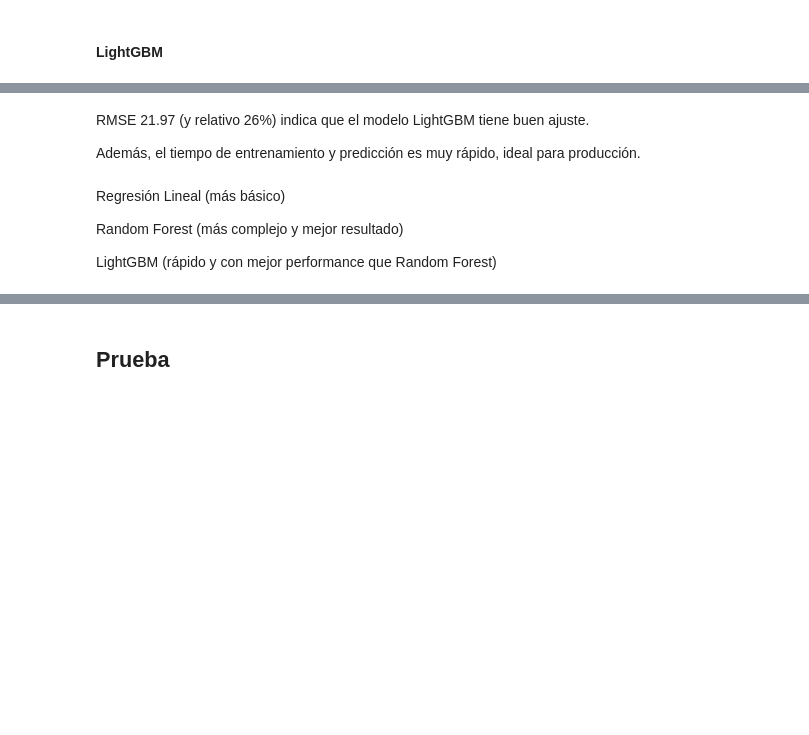
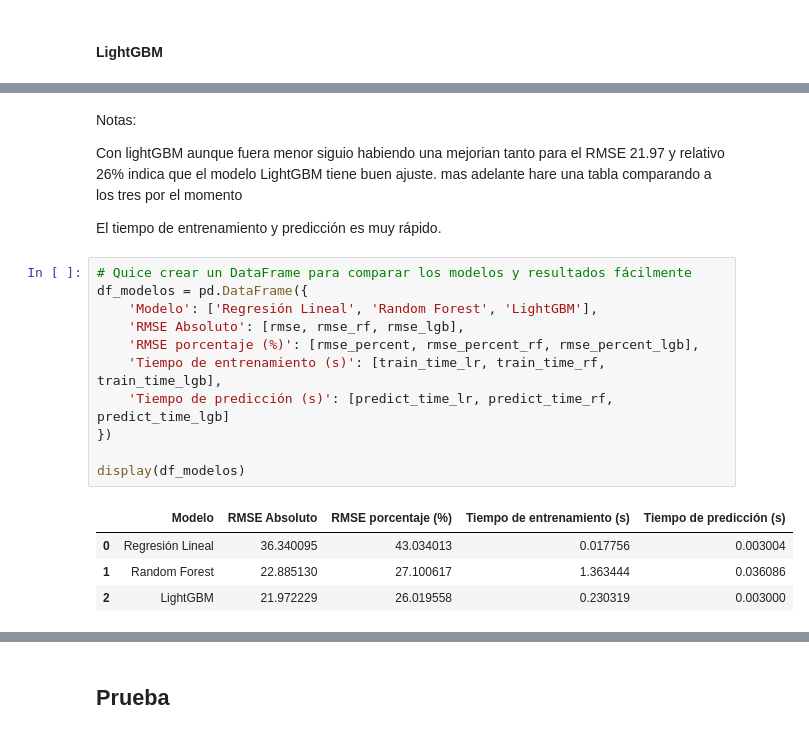
Before and after one commit to LudwinLeon24/data-science-portfolio, a Jupyter notebook: Bootcamp/Project-15-Sweet-Lift-Taxi/Project-15.ipynb, the cells around one changed output, grey strips where cells are left out. Drawn from its saved outputs; the diff is of its cells as text; blank space fills up the shorter version.

```diff
--- a/Bootcamp/Project-15-Sweet-Lift-Taxi/Project-15.ipynb
+++ b/Bootcamp/Project-15-Sweet-Lift-Taxi/Project-15.ipynb
@@ -350,10 +350,23 @@ Tiempo de predicción: 0.00 segundos
 # %% [markdown]
-RMSE 21.97 (y relativo 26%) indica que el modelo LightGBM tiene buen ajuste.
 
-Además, el tiempo de entrenamiento y predicción es muy rápido, ideal para producción.
+Notas:
+
+Con lightGBM aunque fuera menor siguio habiendo una mejorian tanto para el RMSE 21.97 y relativo 26% indica que el modelo LightGBM tiene buen ajuste. mas adelante hare una tabla comparando a los tres por el momento
+
+El tiempo de entrenamiento y predicción es muy rápido.
-# %% [markdown]
-Regresión Lineal (más básico)
-
-Random Forest (más complejo y mejor resultado)
-
-LightGBM (rápido y con mejor performance que Random Forest)
+# %%
+# Quice crear un DataFrame para comparar los modelos y resultados fácilmente
+df_modelos = pd.DataFrame({
+    'Modelo': ['Regresión Lineal', 'Random Forest', 'LightGBM'],
+    'RMSE Absoluto': [rmse, rmse_rf, rmse_lgb],
+    'RMSE porcentaje (%)': [rmse_percent, rmse_percent_rf, rmse_percent_lgb],
+    'Tiempo de entrenamiento (s)': [train_time_lr, train_time_rf, train_time_lgb],
+    'Tiempo de predicción (s)': [predict_time_lr, predict_time_rf, predict_time_lgb]
+})
+
+display(df_modelos)
+# %% [output]
+|  | Modelo | RMSE Absoluto | RMSE porcentaje (%) | Tiempo de entrenamiento (s) | Tiempo de predicción (s) |
+| 0 | Regresión Lineal | 36.340095 | 43.034013 | 0.017756 | 0.003004 |
+| 1 | Random Forest | 22.885130 | 27.100617 | 1.363444 | 0.036086 |
+| 2 | LightGBM | 21.972229 | 26.019558 | 0.230319 | 0.003000 |
```
Also changed, not shown: parts of 16 cells of this notebook.
